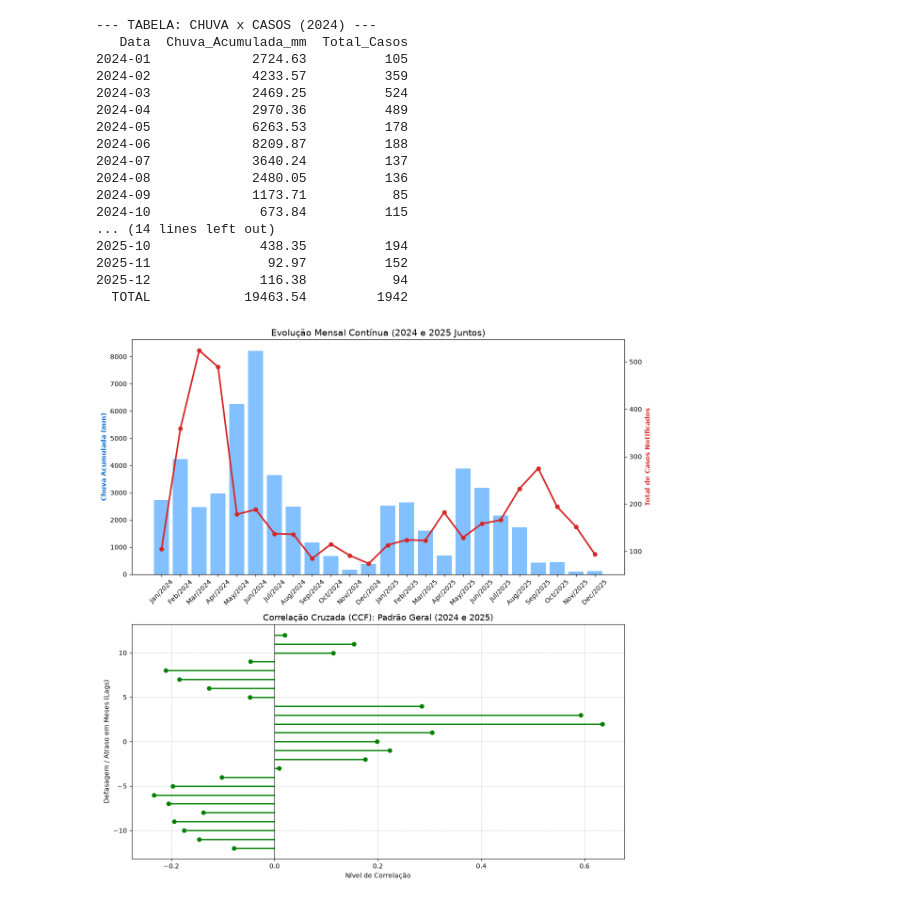
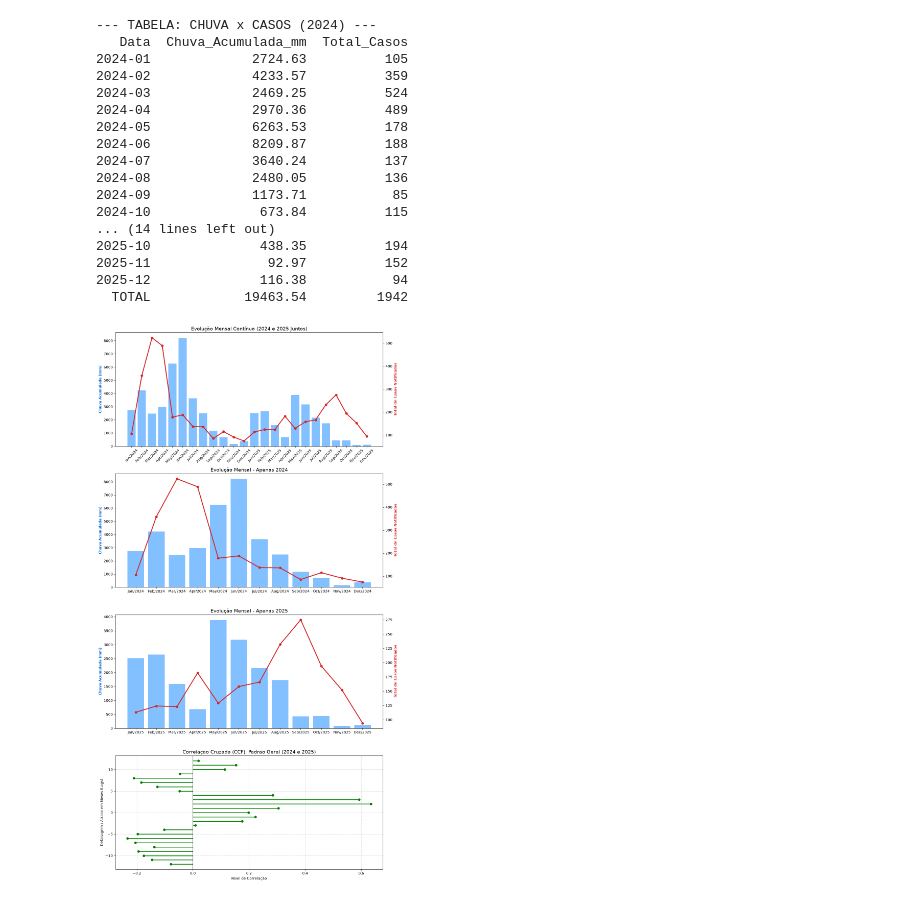
Before and after one commit to beatrizloyola/PULSO, a Jupyter notebook: spike_chuva_casos.ipynb, the cells around one changed output. Cells and saved outputs as stored; diff of their text form; code cells hidden in the pictures.

Commit message:
Feat graficos sazonais de 2024 e 2025 separados e mantendo os grafico conjunto

```diff
--- a/spike_chuva_casos.ipynb
+++ b/spike_chuva_casos.ipynb
@@ -44,65 +44,80 @@ def imprimir_tabela_ano(df_ano, ano_titulo):
     df_tab = pd.concat([df_tab, linha_total], ignore_index=True)
 
     print(f"--- TABELA: CHUVA x CASOS ({ano_titulo}) ---")
-    # max_rows=None desativa o limite de linhas da impressão
-    print(df_tab.to_string(index=False, max_rows=None))
+    print(df_tab.to_string(index=False, max_rows=None)) # max_rows=None garante que imprime todos os 12 meses
 
 
 # Imprime as tabelas no terminal
-imprimir_tabela_ano(df_grafico[df_grafico['Ano'] == 2024], "2024")
-imprimir_tabela_ano(df_grafico[df_grafico['Ano'] == 2025], "2025")
+df_2024 = df_grafico[df_grafico['Ano'] == 2024]
+df_2025 = df_grafico[df_grafico['Ano'] == 2025]
+imprimir_tabela_ano(df_2024, "2024")
+imprimir_tabela_ano(df_2025, "2025")
 
-# 6. PLOTAR OS GRÁFICOS (Sazonalidade 24 meses + CCF Horizontal)
-fig, (ax1, ax3) = plt.subplots(2, 1, figsize=(12, 12))
+# 6. PLOTAR OS GRÁFICOS (4 Gráficos no total)
+fig, (ax1, ax2, ax3, ax4) = plt.subplots(4, 1, figsize=(12, 22))
 
-# --- Gráfico 1: Sazonalidade 2024 e 2025 Juntos (24 meses contínuos) ---
-meses_str = df_grafico.index.strftime('%b/%Y')
-ax1.bar(meses_str, df_grafico['Chuva_Acumulada_mm'], color='#4da6ff', alpha=0.7, label='Chuva (mm)')
+# --- Gráfico 1: Sazonalidade Contínua (2024 e 2025 Juntos) ---
+meses_str_all = df_grafico.index.strftime('%b/%Y')
+ax1.bar(meses_str_all, df_grafico['Chuva_Acumulada_mm'], color='#4da6ff', alpha=0.7, label='Chuva (mm)')
 ax1.set_ylabel('Chuva Acumulada (mm)', color='#0066cc', fontweight='bold')
 ax1.tick_params(axis='x', rotation=45)
-
 ax1_twin = ax1.twinx()
-ax1_twin.plot(meses_str, df_grafico['Total_Casos'], color='#d62728', marker='o', linewidth=2.5, label='Casos')
+ax1_twin.plot(meses_str_all, df_grafico['Total_Casos'], color='#d62728', marker='o', linewidth=2.5, label='Casos')
 ax1_twin.set_ylabel('Total de Casos Notificados', color='#d62728', fontweight='bold')
 ax1.set_title('Evolução Mensal Contínua (2024 e 2025 Juntos)', fontsize=14)
 
-# --- Gráfico 2: CCF (Ambos os anos juntos - Versão Horizontal) ---
+# --- Gráfico 2: Sazonalidade Apenas 2024 ---
+meses_str_2024 = df_2024.index.strftime('%b/%Y')
+ax2.bar(meses_str_2024, df_2024['Chuva_Acumulada_mm'], color='#4da6ff', alpha=0.7, label='Chuva (mm)')
+ax2.set_ylabel('Chuva Acumulada (mm)', color='#0066cc', fontweight='bold')
+ax2_twin = ax2.twinx()
+ax2_twin.plot(meses_str_2024, df_2024['Total_Casos'], color='#d62728', marker='o', linewidth=2.5, label='Casos')
+ax2_twin.set_ylabel('Total de Casos Notificados', color='#d62728', fontweight='bold')
+ax2.set_title('Evolução Mensal - Apenas 2024', fontsize=14)
+
+# --- Gráfico 3: Sazonalidade Apenas 2025 ---
+meses_str_2025 = df_2025.index.strftime('%b/%Y')
+ax3.bar(meses_str_2025, df_2025['Chuva_Acumulada_mm'], color='#4da6ff', alpha=0.7, label='Chuva (mm)')
+ax3.set_ylabel('Chuva Acumulada (mm)', color='#0066cc', fontweight='bold')
+ax3_twin = ax3.twinx()
+ax3_twin.plot(meses_str_2025, df_2025['Total_Casos'], color='#d62728', marker='o', linewidth=2.5, label='Casos')
+ax3_twin.set_ylabel('Total de Casos Notificados', color='#d62728', fontweight='bold')
+ax3.set_title('Evolução Mensal - Apenas 2025', fontsize=14)
+
+# --- Gráfico 4: CCF (Ambos os anos juntos - Versão Horizontal) ---
 chuva_calc = df_grafico['Chuva_Acumulada_mm'] - df_grafico['Chuva_Acumulada_mm'].mean()
 casos_calc = df_grafico['Total_Casos'] - df_grafico['Total_Casos'].mean()
 
-# Calcula a matemática com 12 meses de limite
-lags, c, _, _ = ax3.xcorr(chuva_calc, casos_calc, maxlags=12)
-ax3.clear() # Limpa a versão vertical padrão
+lags, c, _, _ = ax4.xcorr(chuva_calc, casos_calc, maxlags=12)
+ax4.clear()
 
-# Redesenha manualmente as linhas na horizontal
-ax3.hlines(lags, 0, c, colors='green', linewidth=2)
-ax3.plot(c, lags, 'go')
+ax4.hlines(lags, 0, c, colors='green', linewidth=2)
+ax4.plot(c, lags, 'go')
 
-# Rótulos invertidos (Defasagem no Y, Correlação no X)
-ax3.set_title('Correlação Cruzada (CCF): Padrão Geral (2024 e 2025)', fontsize=13)
-ax3.set_ylabel('Defasagem / Atraso em Meses (Lags)')
-ax3.set_xlabel('Nível de Correlação')
-ax3.grid(True, linestyle='--', alpha=0.6)
-ax3.axvline(0, color='black', linewidth=0.8)
+ax4.set_title('Correlação Cruzada (CCF): Padrão Geral (2024 e 2025)', fontsize=14)
+ax4.set_ylabel('Defasagem / Atraso em Meses (Lags)')
+ax4.set_xlabel('Nível de Correlação')
+ax4.grid(True, linestyle='--', alpha=0.6)
+ax4.axvline(0, color='black', linewidth=0.8)
 
 plt.tight_layout()
 plt.show()
 # %% [output]
 --- TABELA: CHUVA x CASOS (2024) ---
    Data  Chuva_Acumulada_mm  Total_Casos
 2024-01             2724.63          105
 2024-02             4233.57          359
 2024-03             2469.25          524
 2024-04             2970.36          489
 2024-05             6263.53          178
 2024-06             8209.87          188
 2024-07             3640.24          137
 2024-08             2480.05          136
 2024-09             1173.71           85
 2024-10              673.84          115
 ... (14 lines left out)
 2025-10              438.35          194
 2025-11               92.97          152
 2025-12              116.38           94
   TOTAL            19463.54         1942
-[figure, old version]
+[figure, new version]
```
